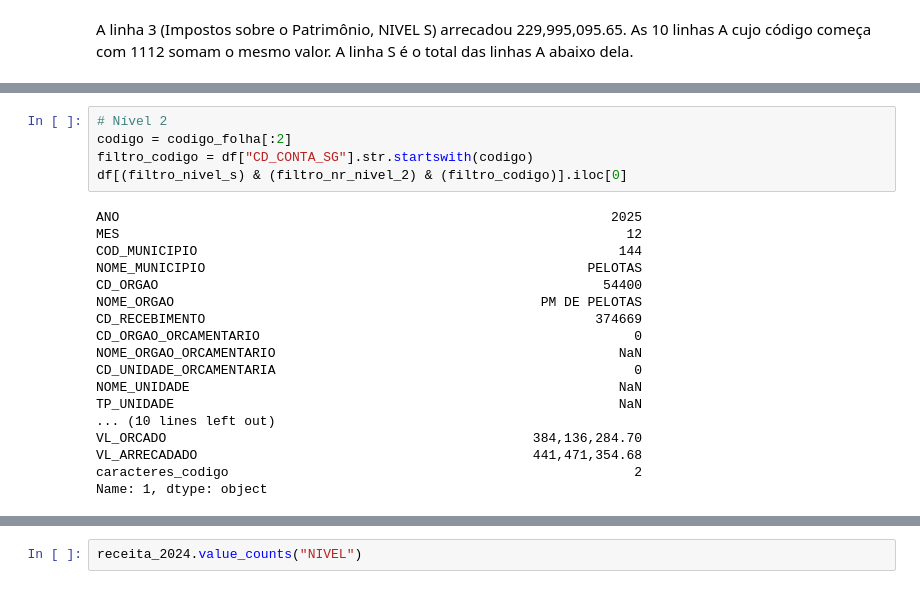
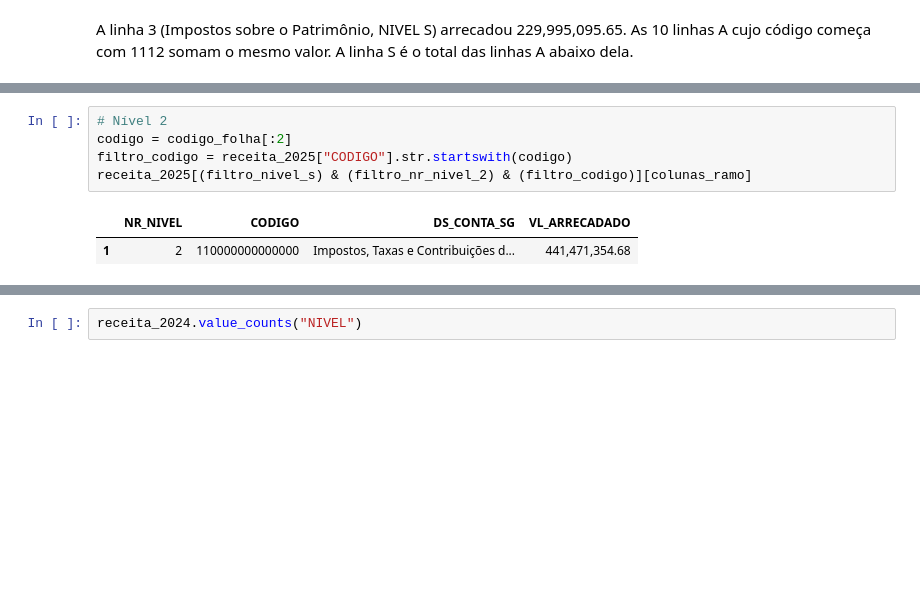
Before and after one commit to RafaelsBahr/Pelotas-Budget-Pipeline, a Jupyter notebook: notebooks/01_exploracao.ipynb, the cells around one changed output, grey strips where cells are left out. Saved outputs shown, nothing was run; the diff lists cells and outputs as text; blank space fills up the shorter version.

```diff
--- a/notebooks/01_exploracao.ipynb
+++ b/notebooks/01_exploracao.ipynb
@@ -319,26 +203,11 @@ Name: 0, dtype: object
 # %%
 # Nível 2
 codigo = codigo_folha[:2]
-filtro_codigo = df["CD_CONTA_SG"].str.startswith(codigo)
-df[(filtro_nivel_s) & (filtro_nr_nivel_2) & (filtro_codigo)].iloc[0]
+filtro_codigo = receita_2025["CODIGO"].str.startswith(codigo)
+receita_2025[(filtro_nivel_s) & (filtro_nr_nivel_2) & (filtro_codigo)][colunas_ramo]
 # %% [output]
-ANO                                                               2025
-MES                                                                 12
-COD_MUNICIPIO                                                      144
-NOME_MUNICIPIO                                                 PELOTAS
-CD_ORGAO                                                         54400
-NOME_ORGAO                                               PM DE PELOTAS
-CD_RECEBIMENTO                                                  374669
-CD_ORGAO_ORCAMENTARIO                                                0
-NOME_ORGAO_ORCAMENTARIO                                            NaN
-CD_UNIDADE_ORCAMENTARIA                                              0
-NOME_UNIDADE                                                       NaN
-TP_UNIDADE                                                         NaN
-... (10 lines left out)
-VL_ORCADO                                               384,136,284.70
-VL_ARRECADADO                                           441,471,354.68
-caracteres_codigo                                                    2
-Name: 1, dtype: object
+|  | NR_NIVEL | CODIGO | DS_CONTA_SG | VL_ARRECADADO |
+| 1 | 2 | 110000000000000 | Impostos, Taxas e Contribuições d... | 441,471,354.68 |
 # %%
 # Nível 3
 codigo = codigo_folha[:3]
```
Also changed, not shown: parts of 75 cells of this notebook.
